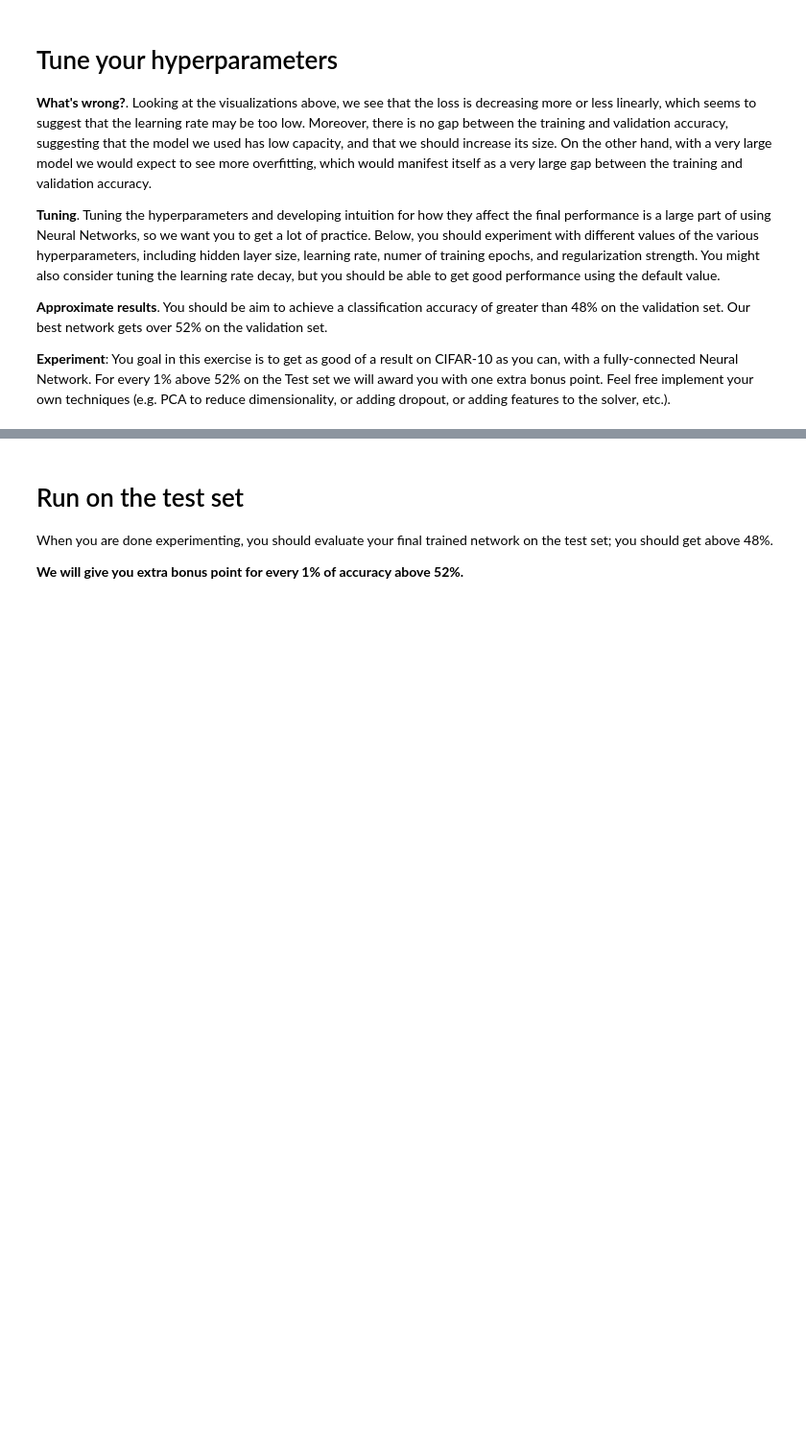
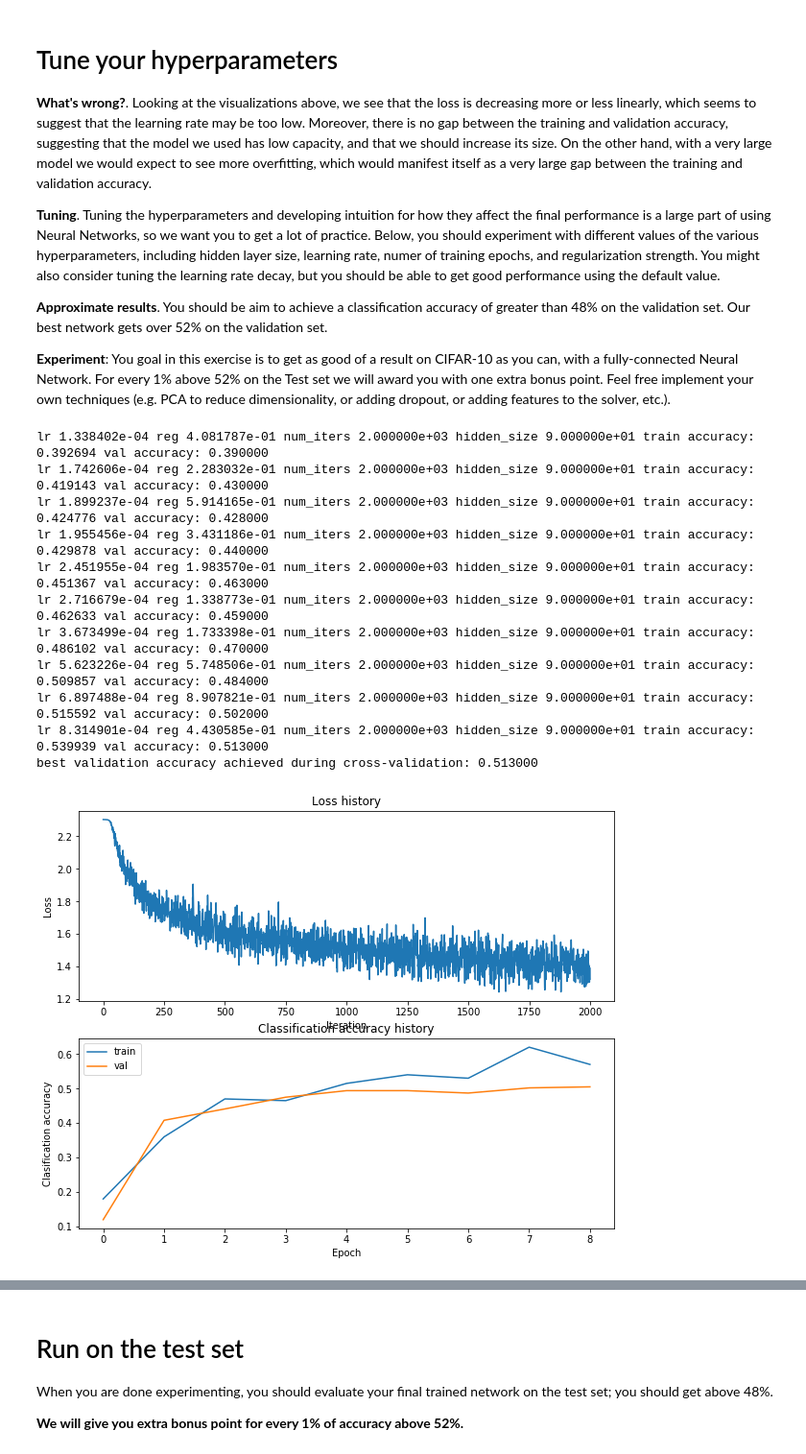
Before and after one commit to prabhavag/cs231n, a Jupyter notebook: assignment1/two_layer_net.ipynb, the cells around one changed output, grey strips where cells are left out. Shown at 96% size. Cells and saved outputs as stored; diff of their text form; code cells hidden in the pictures; blank space fills up the shorter version.

```diff
--- a/assignment1/two_layer_net.ipynb
+++ b/assignment1/two_layer_net.ipynb
@@ -278,22 +287,75 @@ show_net_weights(net)
 # %%
 best_net = None # store the best model into this
 
 #################################################################################
 # TODO: Tune hyperparameters using the validation set. Store your best trained  #
 # model in best_net.                                                            #
 #                                                                               #
 # To help debug your network, it may help to use visualizations similar to the  #
 # ones we used above; these visualizations will have significant qualitative    #
 # differences from the ones we saw above for the poorly tuned network.          #
 #                                                                               #
 # Tweaking hyperparameters by hand can be fun, but you might find it useful to  #
 # write code to sweep through possible combinations of hyperparameters          #
 # automatically like we did on the previous exercises.                          #
 #################################################################################
-pass
+input_size = 32 * 32 * 3
+num_classes = 10
+best_val = -1
+best_stats = None
+results = {}
+
+max_count = 10
+num_iters_list = [2000]
+hidden_size_list = [90]
+
+for count in xrange(max_count):
+    reg = 10 ** np.random.uniform(-1, 0)
+    lr = 10 ** np.random.uniform(-3, -4)
+    num_iters = np.random.choice(num_iters_list)
+    hidden_size = np.random.choice(hidden_size_list)
+
+    net = TwoLayerNet(input_size, hidden_size, num_classes)
+    stats = net.train(X_train, y_train, X_val, y_val,
+                num_iters=num_iters, batch_size=200,
+                learning_rate=lr, learning_rate_decay=0.95,
+                reg=reg, verbose=False)
+
+    train_acc =(net.predict(X_train) == y_train).mean()
+    val_acc = (net.predict(X_val) == y_val).mean()
+    results[(lr, reg, num_iters, hidden_size)] = (train_acc, val_acc)
+
+    if val_acc > best_val:
+        best_net = net
+        best_val = val_acc
+        best_stats = stats
+
+
+for lr, reg, num_iters, hidden_size in sorted(results):
+    train_accuracy, val_accuracy = results[(lr, reg, num_iters, hidden_size)]
+    print 'lr %e reg %e num_iters %e hidden_size %e train accuracy: %f val accuracy: %f' % (
+                lr, reg, num_iters, hidden_size, train_accuracy, val_accuracy)
+
+print 'best validation accuracy achieved during cross-validation: %f' % best_val
+plot_stats(best_stats)
+
+
 #################################################################################
 #                               END OF YOUR CODE                                #
 #################################################################################
+# %% [output]
+lr 1.338402e-04 reg 4.081787e-01 num_iters 2.000000e+03 hidden_size 9.000000e+01 train accuracy: 0.392694 val accuracy: 0.390000
+lr 1.742606e-04 reg 2.283032e-01 num_iters 2.000000e+03 hidden_size 9.000000e+01 train accuracy: 0.419143 val accuracy: 0.430000
+lr 1.899237e-04 reg 5.914165e-01 num_iters 2.000000e+03 hidden_size 9.000000e+01 train accuracy: 0.424776 val accuracy: 0.428000
+lr 1.955456e-04 reg 3.431186e-01 num_iters 2.000000e+03 hidden_size 9.000000e+01 train accuracy: 0.429878 val accuracy: 0.440000
+lr 2.451955e-04 reg 1.983570e-01 num_iters 2.000000e+03 hidden_size 9.000000e+01 train accuracy: 0.451367 val accuracy: 0.463000
+lr 2.716679e-04 reg 1.338773e-01 num_iters 2.000000e+03 hidden_size 9.000000e+01 train accuracy: 0.462633 val accuracy: 0.459000
+lr 3.673499e-04 reg 1.733398e-01 num_iters 2.000000e+03 hidden_size 9.000000e+01 train accuracy: 0.486102 val accuracy: 0.470000
+lr 5.623226e-04 reg 5.748506e-01 num_iters 2.000000e+03 hidden_size 9.000000e+01 train accuracy: 0.509857 val accuracy: 0.484000
+lr 6.897488e-04 reg 8.907821e-01 num_iters 2.000000e+03 hidden_size 9.000000e+01 train accuracy: 0.515592 val accuracy: 0.502000
+lr 8.314901e-04 reg 4.430585e-01 num_iters 2.000000e+03 hidden_size 9.000000e+01 train accuracy: 0.539939 val accuracy: 0.513000
+best validation accuracy achieved during cross-validation: 0.513000
+[figure, added]
 # %%
 # visualize the weights of the best network
 show_net_weights(best_net)
```
Also changed, not shown: parts of 4 cells of this notebook, 1 other file.
